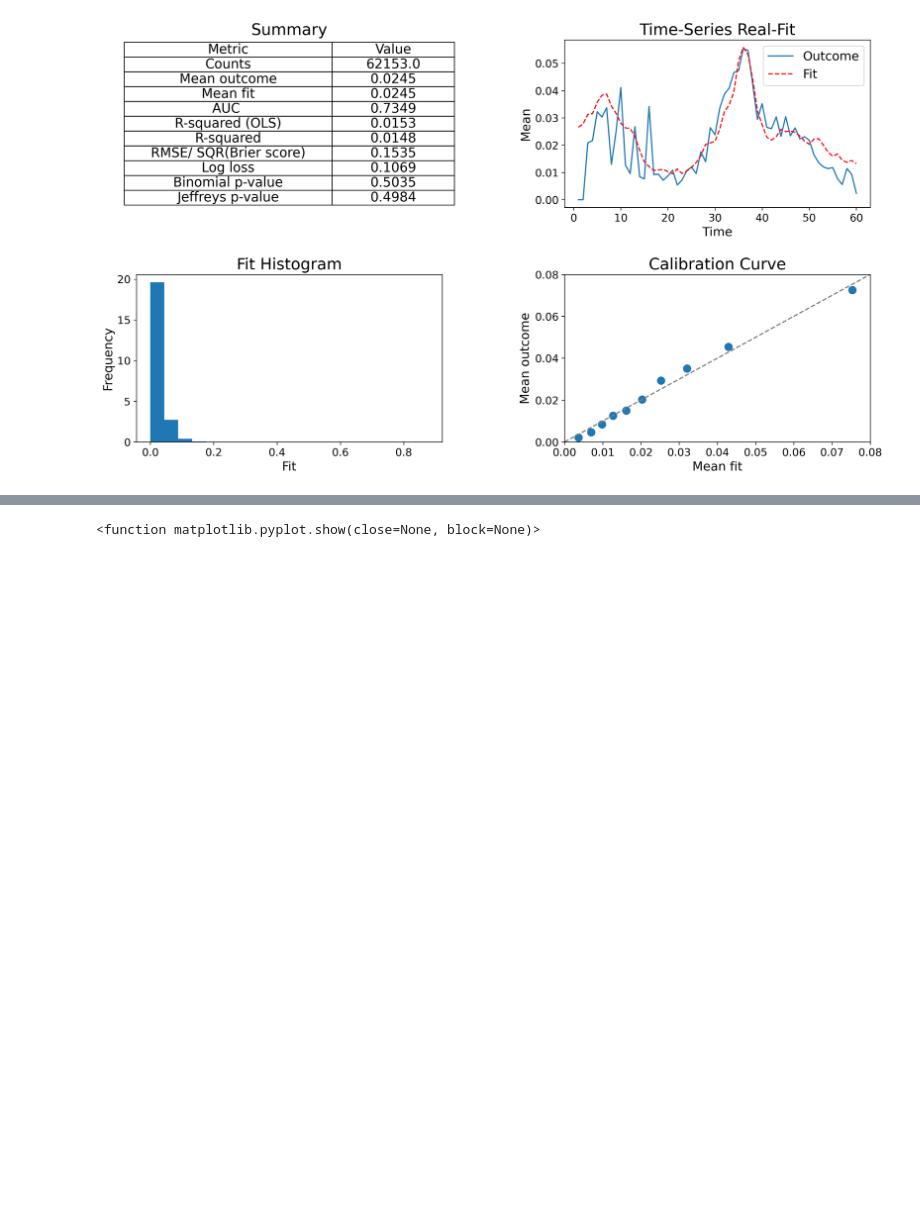
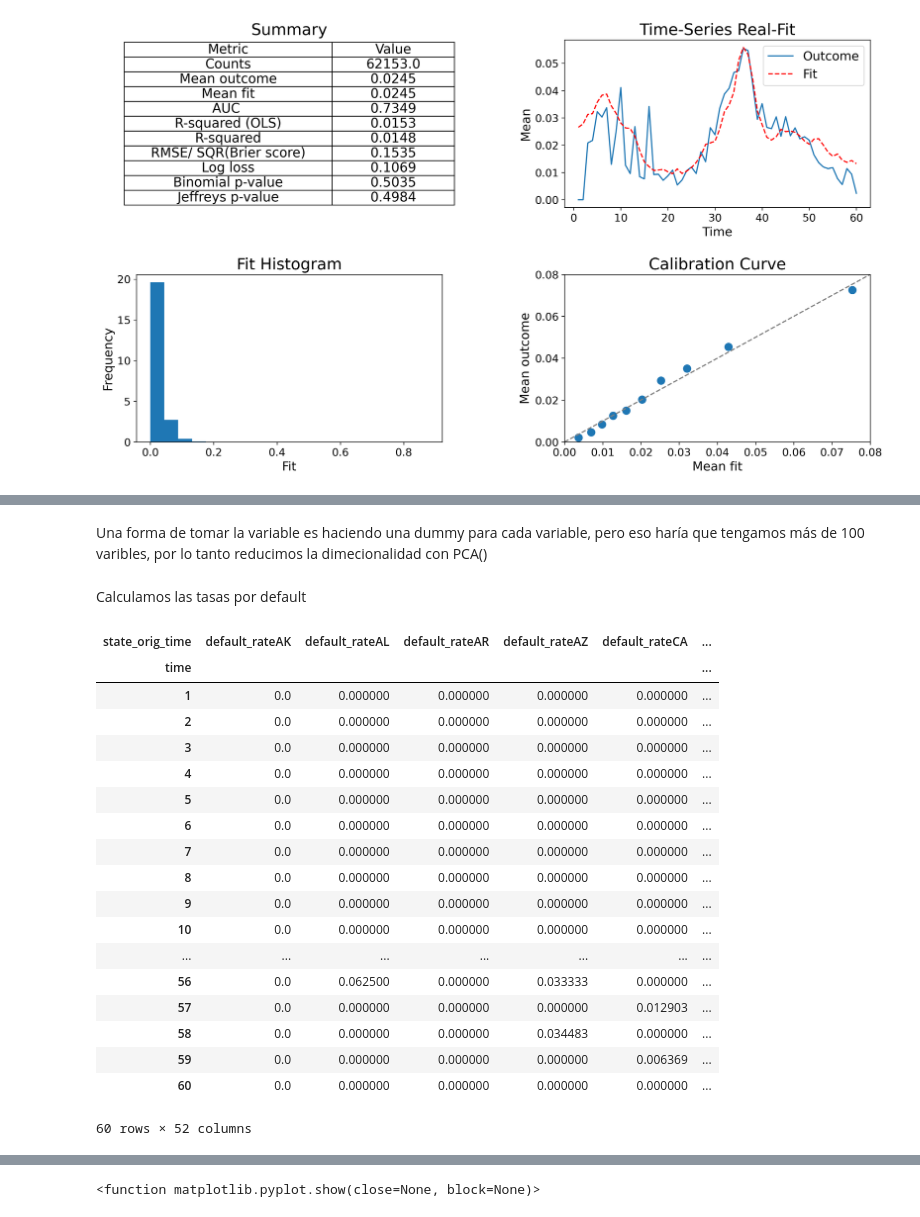
Before and after one commit to arenitss/Proyecto_Final_Analisis_Numerico_Computo_Cientifico, a Jupyter notebook: notebooks/PDS_tiempo.ipynb, the cells around one changed output, grey strips where cells are left out. Cells and saved outputs as stored; diff of their text form; code cells hidden in the pictures; blank space fills up the shorter version.

```diff
--- a/notebooks/PDS_tiempo.ipynb
+++ b/notebooks/PDS_tiempo.ipynb
@@ -81,3 +98,5 @@ from utils import woe, validation
 ### Lectura del archivo, decodificación  y conversión a dataframe
 # %% [markdown]
 Lectura del archivo
+# %%
+filedata = fileobj['Body'].read()
@@ -83,0 +105,2 @@ Lectura del archivo
+# %%
+contenido = filedata.decode('utf-8')
@@ -83,0 +115,2 @@ Lectura del archivo
+# %%
+StringData = StringIO(contenido)
@@ -84,5 +119,5 @@ Lectura del archivo
 # %%
-df = pd.read_csv('../data/data_t_final.csv')
+df = pd.read_csv(StringData)
 # %% [markdown]
 Visualización del archivo
 # %%
@@ -208,5 +427,31 @@ Name: state_orig_time, dtype: int64
+# %% [markdown]
+Una forma de tomar la variable es haciendo una dummy para cada variable, pero eso haría que tengamos más de 100 varibles, por lo tanto reducimos la dimecionalidad con PCA()
+# %% [markdown]
+Calculamos las tasas por default
 # %%
 #Calcculamos las tasas de default
 scaler = StandardScaler()
 defaultrates_states1 = data.groupby(['time', 'state_orig_time'])['default_time'].mean().unstack(level=1).add_prefix('default_rate').fillna(0)
 defaultrates_states = scaler.fit_transform(defaultrates_states1)
+# %%
+defaultrates_states1
+# %% [output]
+| state_orig_time | default_rateAK | default_rateAL | default_rateAR | default_rateAZ | default_rateCA | ... |
+| time |  |  |  |  |  | ... |
+| 1 | 0.0 | 0.000000 | 0.000000 | 0.000000 | 0.000000 | ... |
+| 2 | 0.0 | 0.000000 | 0.000000 | 0.000000 | 0.000000 | ... |
+| 3 | 0.0 | 0.000000 | 0.000000 | 0.000000 | 0.000000 | ... |
+| 4 | 0.0 | 0.000000 | 0.000000 | 0.000000 | 0.000000 | ... |
+| 5 | 0.0 | 0.000000 | 0.000000 | 0.000000 | 0.000000 | ... |
+| 6 | 0.0 | 0.000000 | 0.000000 | 0.000000 | 0.000000 | ... |
+| 7 | 0.0 | 0.000000 | 0.000000 | 0.000000 | 0.000000 | ... |
+| 8 | 0.0 | 0.000000 | 0.000000 | 0.000000 | 0.000000 | ... |
+| 9 | 0.0 | 0.000000 | 0.000000 | 0.000000 | 0.000000 | ... |
+| 10 | 0.0 | 0.000000 | 0.000000 | 0.000000 | 0.000000 | ... |
+| ... | ... | ... | ... | ... | ... | ... |
+| 56 | 0.0 | 0.062500 | 0.000000 | 0.033333 | 0.000000 | ... |
+| 57 | 0.0 | 0.000000 | 0.000000 | 0.000000 | 0.012903 | ... |
+| 58 | 0.0 | 0.000000 | 0.000000 | 0.034483 | 0.000000 | ... |
+| 59 | 0.0 | 0.000000 | 0.000000 | 0.000000 | 0.006369 | ... |
+| 60 | 0.0 | 0.000000 | 0.000000 | 0.000000 | 0.000000 | ... |
+60 rows × 52 columns
```
Also changed, not shown: parts of 53 cells of this notebook.
